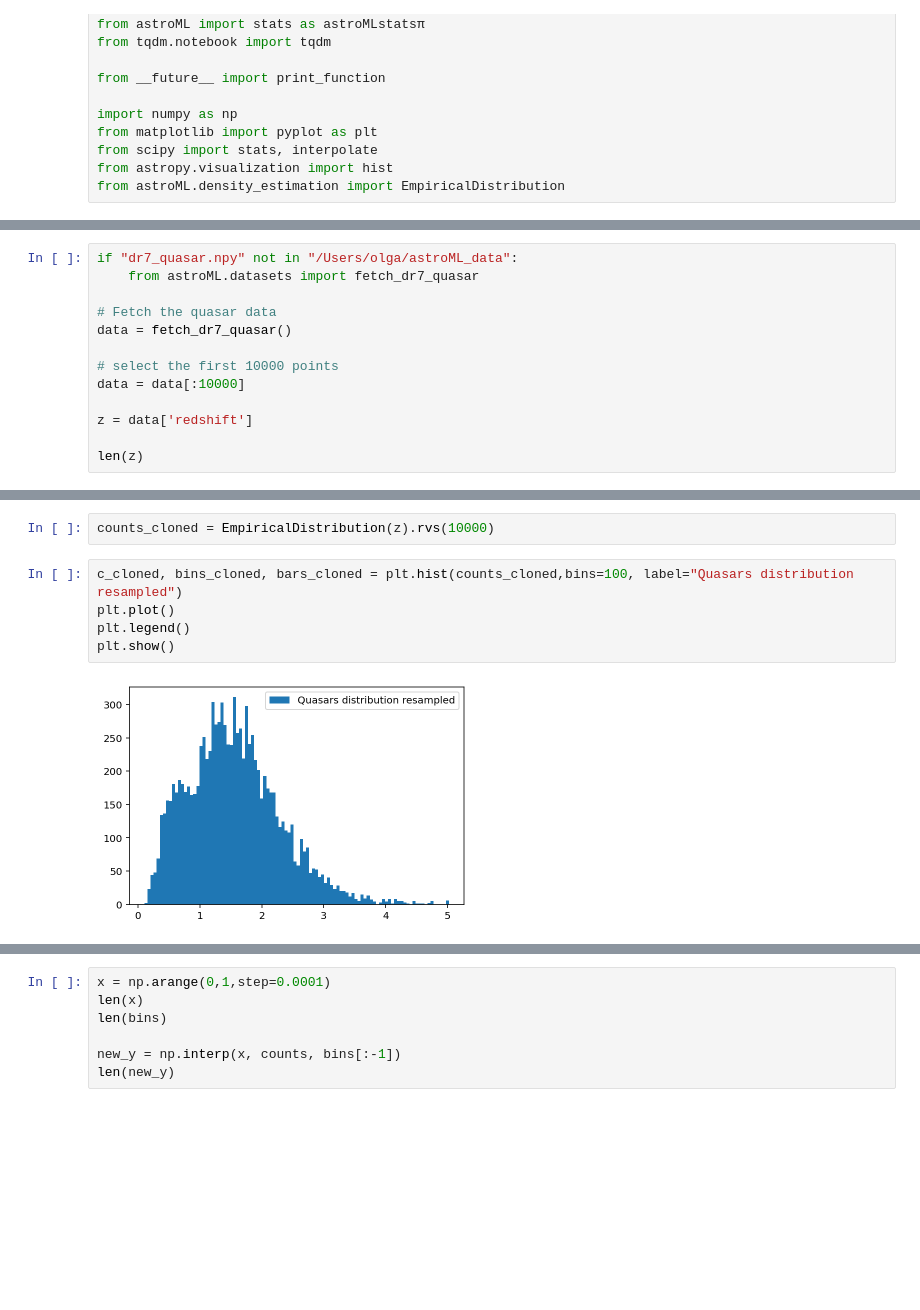
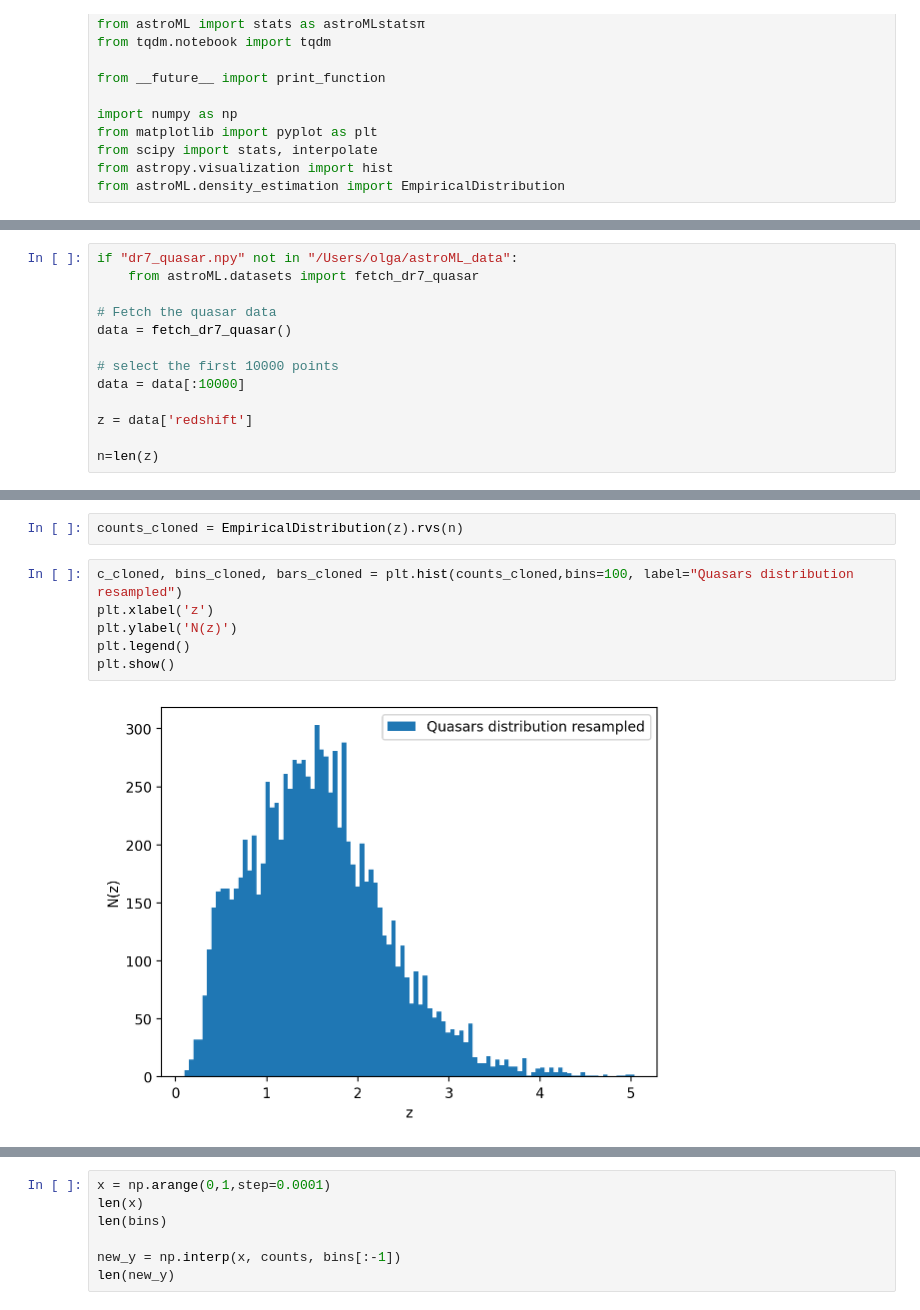
Before and after one commit to olghyn/ASTROSTATS, a Jupyter notebook: L04.ipynb, the cells around one changed output, grey strips where cells are left out. Saved outputs shown, nothing was run; the diff lists cells and outputs as text; blank space fills up the shorter version.

```diff
--- a/L04.ipynb
+++ b/L04.ipynb
@@ -32,4 +32,4 @@ data = data[:10000]
 
 z = data['redshift']
 
-len(z)
+n=len(z)
@@ -53,10 +56,11 @@ clone distribution with empirical distribution
 # %%
-counts_cloned = EmpiricalDistribution(z).rvs(10000)
+counts_cloned = EmpiricalDistribution(z).rvs(n)
 # %%
 c_cloned, bins_cloned, bars_cloned = plt.hist(counts_cloned,bins=100, label="Quasars distribution resampled")
-plt.plot()
+plt.xlabel('z')
+plt.ylabel('N(z)')
 plt.legend()
 plt.show()
 # %% [output]
-[figure, old version]
+[figure, new version]
 # %%
```
Also changed, not shown: parts of 30 cells of this notebook.
